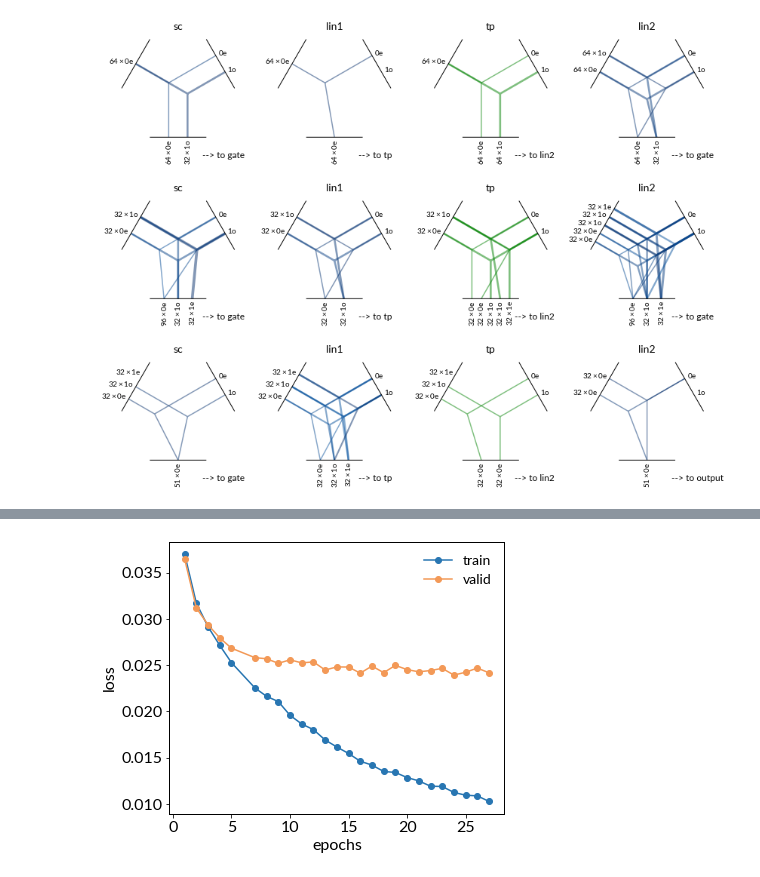
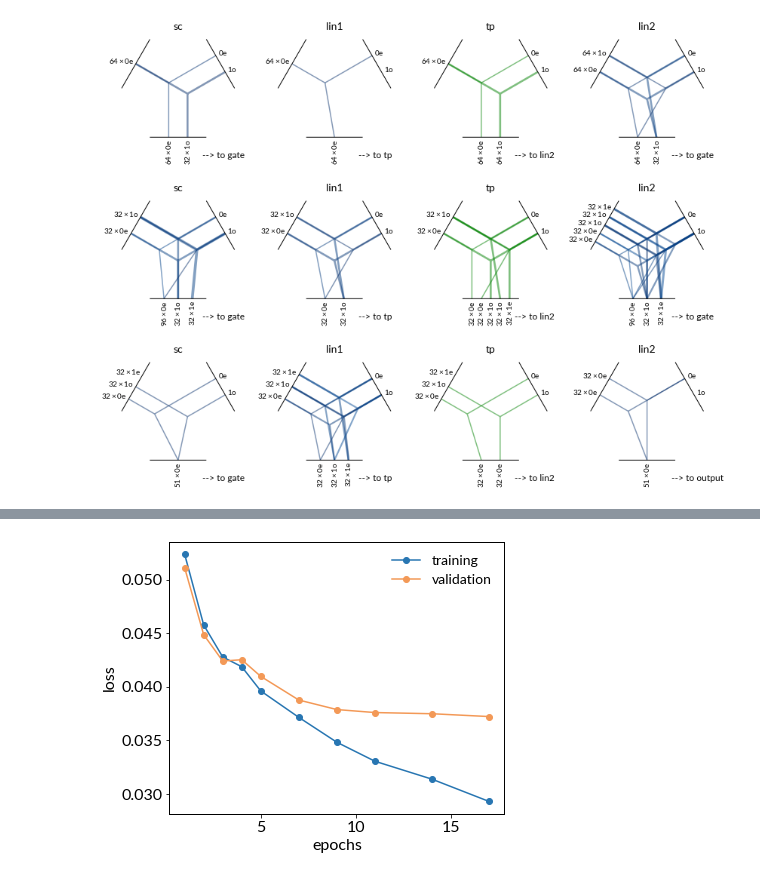
Before and after one commit to ninarina12/phononDoS_tutorial, a Jupyter notebook: phononDoS.ipynb, the cells around one changed output, grey strips where cells are left out. Drawn from its saved outputs; the diff is of its cells as text; code cells hidden in the pictures.

Commit message:
Update to final network.

```diff
--- a/phononDoS.ipynb
+++ b/phononDoS.ipynb
@@ -252,13 +209,13 @@ out_dim = len(df.iloc[0]['phfreq'])
 em_dim = 64
 
 model = SimplePeriodicNetwork(
-    in_dim=118,
-    em_dim=em_dim,
-    irreps_in=str(em_dim)+"x0e",    # one-hot scalars (L=0 and even parity) on each atom to represent atom type
+    in_dim=118,                     # dimension of one-hot encoding of atom type
+    em_dim=em_dim,                  # dimension of atom-type embedding
+    irreps_in=str(em_dim)+"x0e",    # em_dim scalars (L=0 and even parity) on each atom to represent atom type
     irreps_out=str(out_dim)+"x0e",  # out_dim scalars (L=0 and even parity) to output
     lmax=1,                         # maximum order of spherical harmonics
     mul=32,                         # multiplicity of irreducible representations
-    layers=1,                       # number of nonlinearities (number of convolutions = layers + 1)
+    layers=2,                       # number of nonlinearities (number of convolutions = layers + 1)
     num_neighbors=n_train.mean(),   # scaling factor based on the typical number of neighbors
     max_radius=r_max,               # cutoff radius for convolution
     pool_nodes=True,
@@ -268,22 +242,0 @@ print(model)
-# %%
-out_dim = len(df.iloc[0]['phfreq'])
-em_dim = 64
-lmax = 1
-
-model = PeriodicNetworkForAGraphWithAttributes(
-    in_dim=118,
-    em_dim=em_dim,
-    irreps_node_input=str(em_dim)+"x0e",
-    irreps_node_attr=o3.Irreps.spherical_harmonics(lmax),
-    irreps_edge_attr="",
-    irreps_node_output=str(out_dim)+"x0e",
-    max_radius=r_max,
-    num_neighbors=n_train.mean(),
-    num_nodes=None,
-    mul=32,
-    layers=2,
-    lmax=lmax,
-    pool_nodes=True
-)
-
-print(model)
@@ -321,7 +256,7 @@ device = "cuda:6" if torch.cuda.is_available() else "cpu"
 print('torch device:' , device)
 
 #run_name = 'model_' + time.strftime("%y%m%d", time.localtime())
-run_name = 'model_211112'
+run_name = 'model_original'
 print(run_name)
 # %% [output]
 torch device: cuda:6
@@ -329,5 +264,5 @@ model_211112
 # %%
 model.pool = True
 train(model, opt, dataloader_train, dataloader_valid, loss_fn, loss_fn_mae, run_name,
-      max_iter=5, scheduler=scheduler, device=device)
+      max_iter=21, scheduler=scheduler, device=device)
 # %% [output]
@@ -339,17 +273,17 @@ Iteration    5   train loss =   0.0103   valid loss =   0.0242   elapsed time =
 # %%
 history = torch.load(run_name + '.torch')['history']
 steps = [d['step'] + 1 for d in history]
 loss_train = [d['train']['loss'] for d in history]
 loss_valid = [d['valid']['loss'] for d in history]
 
 fig, ax = plt.subplots(figsize=(6,5))
-ax.plot(steps, loss_train, 'o-', label="train", color=colors['train'])
-ax.plot(steps, loss_valid, 'o-', label="valid", color=colors['valid'])
+ax.plot(steps, loss_train, 'o-', label="training", color=colors['train'])
+ax.plot(steps, loss_valid, 'o-', label="validation", color=colors['valid'])
 ax.set_xlabel('epochs')
 ax.set_ylabel('loss')
 ax.legend(frameon=False);
 # %% [output]
-[figure, old version]
+[figure, new version]
 # %%
 # predict on all data
 model.load_state_dict(torch.load(run_name + '.torch')['state'])
```
Also changed, not shown: parts of 13 cells of this notebook.
